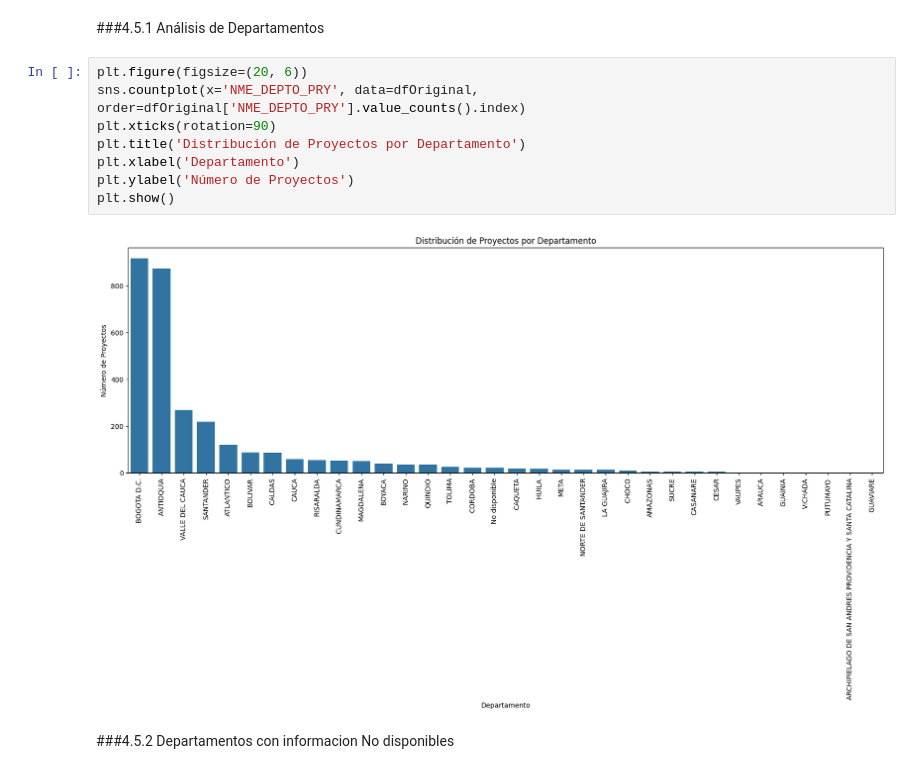
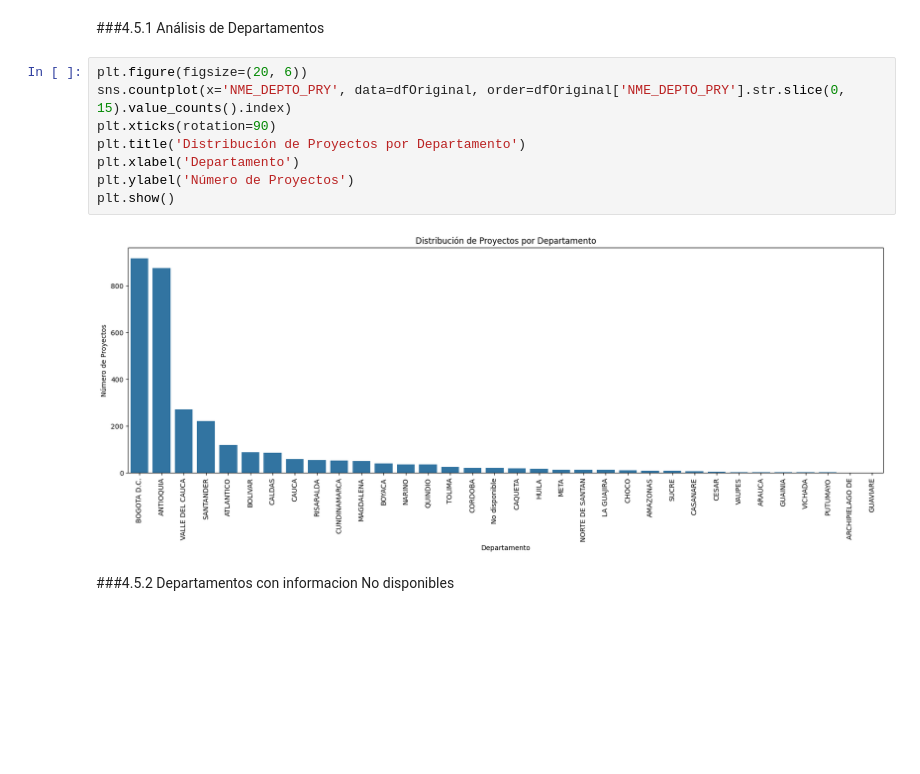
Before and after one commit to Diazbj/ProyectoAnalisisDeDatos, a Jupyter notebook: ProyectoAD.ipynb, the cells around one changed output. Saved outputs shown, nothing was run; the diff lists cells and outputs as text; blank space fills up the shorter version.

```diff
--- a/ProyectoAD.ipynb
+++ b/ProyectoAD.ipynb
@@ -189,14 +189,14 @@ plt.show()
 ###4.5.1 Análisis de Departamentos
 # %%
 plt.figure(figsize=(20, 6))
-sns.countplot(x='NME_DEPTO_PRY', data=dfOriginal, order=dfOriginal['NME_DEPTO_PRY'].value_counts().index)
+sns.countplot(x='NME_DEPTO_PRY', data=dfOriginal, order=dfOriginal['NME_DEPTO_PRY'].str.slice(0, 15).value_counts().index)
 plt.xticks(rotation=90)
 plt.title('Distribución de Proyectos por Departamento')
 plt.xlabel('Departamento')
 plt.ylabel('Número de Proyectos')
 plt.show()
 # %% [output]
-[figure, old version]
+[figure, new version]
 # %% [markdown]
 ###4.5.2 Departamentos con informacion No disponibles
 # %%
```
Also changed, not shown: parts of 1 cell of this notebook.
